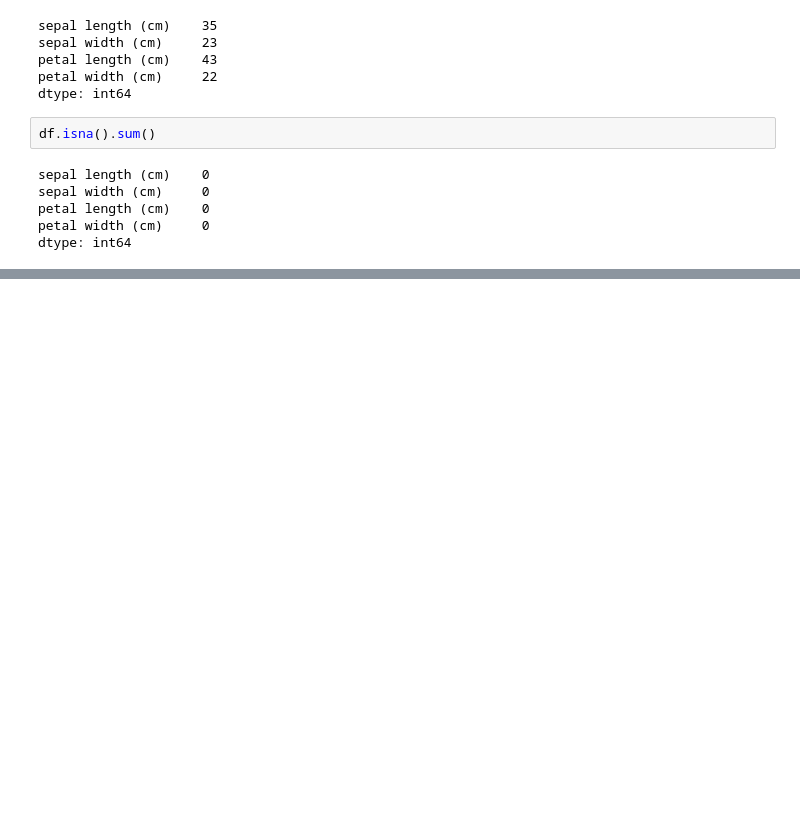
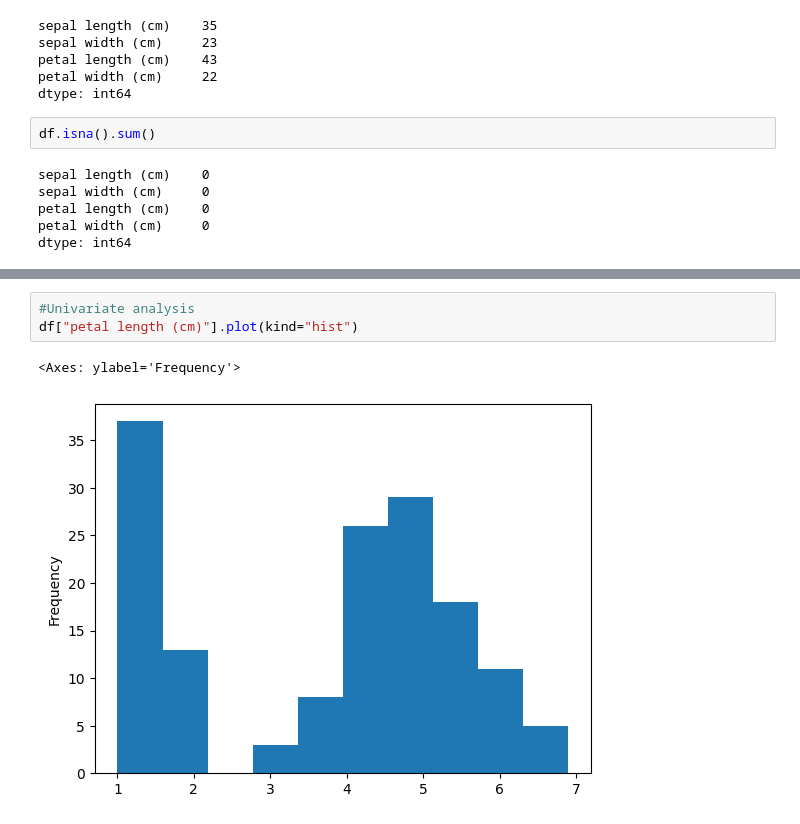
Before and after one commit to henorch/iris_flower_classifier, a Jupyter notebook: EDA.ipynb, the cells around one changed output, grey strips where cells are left out. Saved outputs shown, nothing was run; the diff lists cells and outputs as text; blank space fills up the shorter version.

```diff
--- a/EDA.ipynb
+++ b/EDA.ipynb
@@ -106,0 +123,6 @@ ValueError: could not broadcast input array from shape (3,) into shape (2,)
+# %%
+#Univariate analysis
+df["petal length (cm)"].plot(kind="hist")
+# %% [output]
+<Axes: ylabel='Frequency'>
+[figure, added]
```
Also changed, not shown: parts of 20 cells of this notebook.
